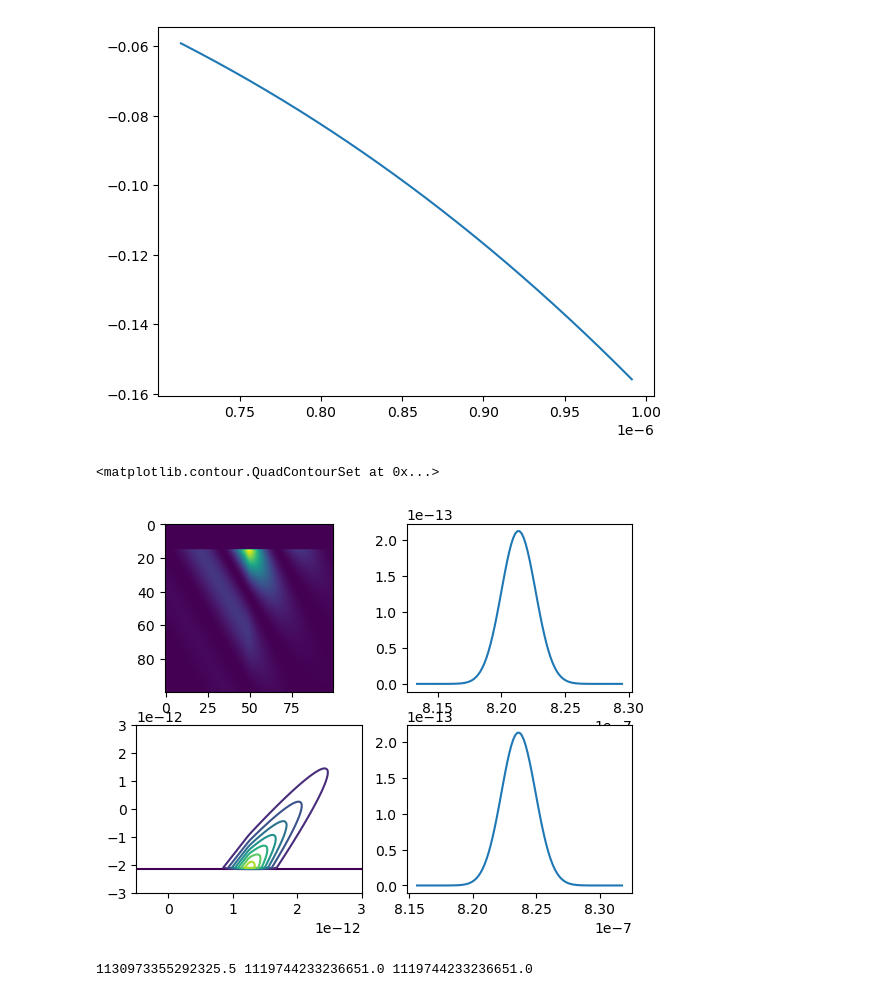
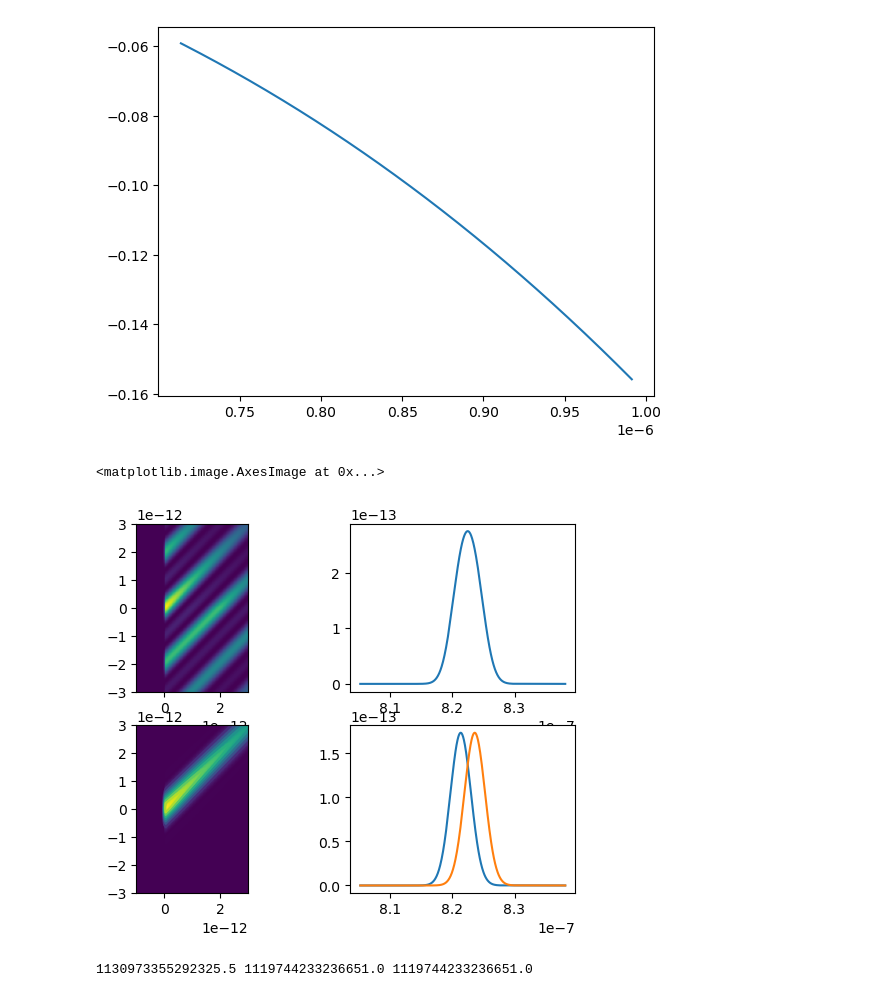
Before and after one commit to MTLphys/FittingFunctions, a Jupyter notebook: helpfulnotebooks/GVDpulsebroadening.ipynb, the cells around one changed output. Drawn from its saved outputs; the diff is of its cells as text; code cells hidden in the pictures.

```diff
--- a/helpfulnotebooks/GVDpulsebroadening.ipynb
+++ b/helpfulnotebooks/GVDpulsebroadening.ipynb
@@ -47,46 +47,55 @@ plt.plot(wl,n)
 # %%
 import numpy as np
 import matplotlib.pyplot as plt
 from scipy import constants as c
+tmin =-1.0e-12
+tmax = 3e-12
+Nt = 81
+taumin = -3e-12
+taumax = 3e-12
+Ntau = 121
 
-t = np.linspace(-.5e-12,3e-12,100)
-tau = np.linspace(-3e-12,3e-12,100)
+t = np.linspace(tmin,tmax,Nt)
+tau = np.linspace(taumin,taumax,Ntau)
 T,TAU = np.meshgrid(t,tau)
 tau13 = 0e-12
 def toyP(t,tau,tau13,w,g):
     return np.exp(-g*np.abs(tau+tau13))*np.exp(-g*t)*np.heaviside(t,.5)*np.exp(1j*w*t)*np.exp(1j*w*(-tau+tau13))
 wa0= np.pi*.365e15
 wb0= np.pi*.364e15
-t2a = 2.0e-12
-t2b = 2.0e-12
+wc0=np.pi*.363e15
+t2a = 10.0e-12
+t2b = 10.0e-12
 ga0 =  1/t2a
 gb0 =  1/t2b
 fig,ax = plt.subplots(2,2)
-ax[0,0].imshow((np.abs(toyP(T,TAU,tau13,wa0,ga0)+toyP(T,TAU,tau13,wb0,gb0))**2).transpose())
-FWHM = 4.37e12
+ax[0,0].imshow(np.flipud((np.abs(toyP(T,TAU,tau13,wc0,ga0)+toyP(T,TAU,tau13,wa0,ga0)+toyP(T,TAU,tau13,wb0,gb0))**2)),extent=(tmin,tmax,taumin,taumax))
+FWHM = 5.37e12
 Dw = FWHM/2.335
-N = 100
-wa = np.linspace(wa0-6*Dw,wa0+6*Dw,N)
-wb = np.linspace(wb0-6*Dw,wb0+6*Dw,N)
+N = 1000
+wa = np.linspace(wa0-10*Dw,wa0+10*Dw,N)
+wb = np.linspace(wa0-10*Dw,wa0+10*Dw,N)
 
 def g(x,x0,sig):
     return 1/(sig*np.sqrt(np.pi*2))*np.exp(-(x-x0)**2/(2*sig**2))
 ga = g(wa,wa0,Dw)
 gb = g(wb,wb0,Dw)
+ax[0,1].plot(c.c*np.pi/wa,ga+g(wa,wb0,Dw))
 
-ax[0,1].plot(c.c*np.pi/wa,ga)
+ax[1,1].plot(c.c*np.pi/wa,ga)
 
 ax[1,1].plot(c.c*np.pi/wb,gb)
 P = 0
 dwa =wa[1]-wa[0]
 dwb =wb[1]-wb[0]
-for i in range(100):
+for i in range(N):
     P = P+dwa*g(wa[i],wa0,Dw)*toyP(T,TAU,tau13,wa[i],ga0)+dwb*g(wb[i],wb0,Dw)*toyP(T,TAU,tau13,wb[i],gb0)
 
-ax[1,0].contour(T,TAU,np.abs(P).transpose())
+ax[1,0].contour(T,TAU,np.abs(P))
+ax[1,0].imshow(np.flipud(np.abs(P)),extent=(tmin,tmax,taumin,taumax))
 # %% [output]
-<matplotlib.contour.QuadContourSet at 0x...>
+<matplotlib.image.AxesImage at 0x...>
-[figure, old version]
+[figure, new version]
 # %%
 print(wa0,np.max(wa),np.min(wa))
 # %% [output]
```
Also changed, not shown: 3 other files.
